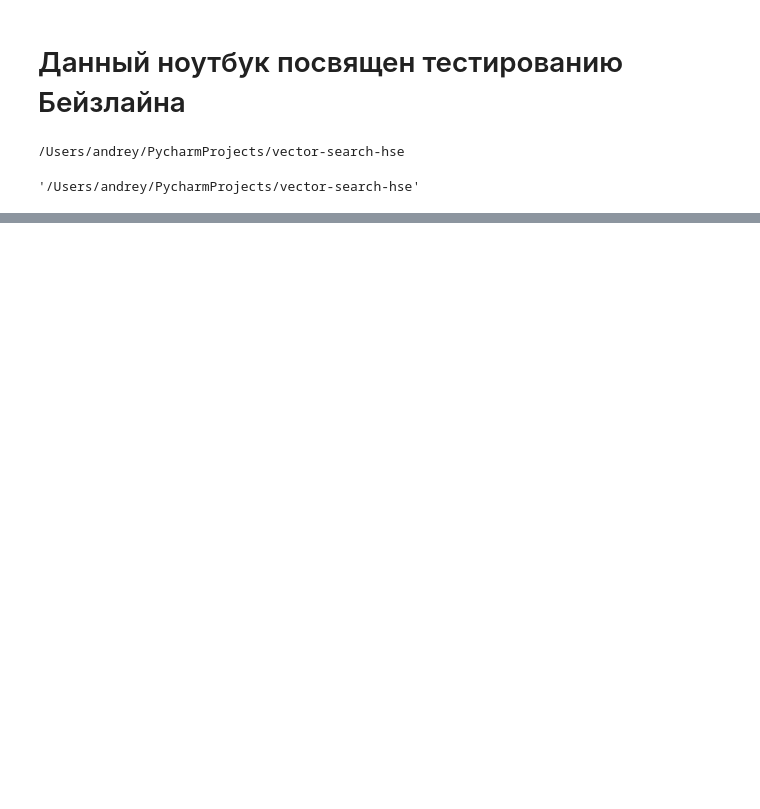
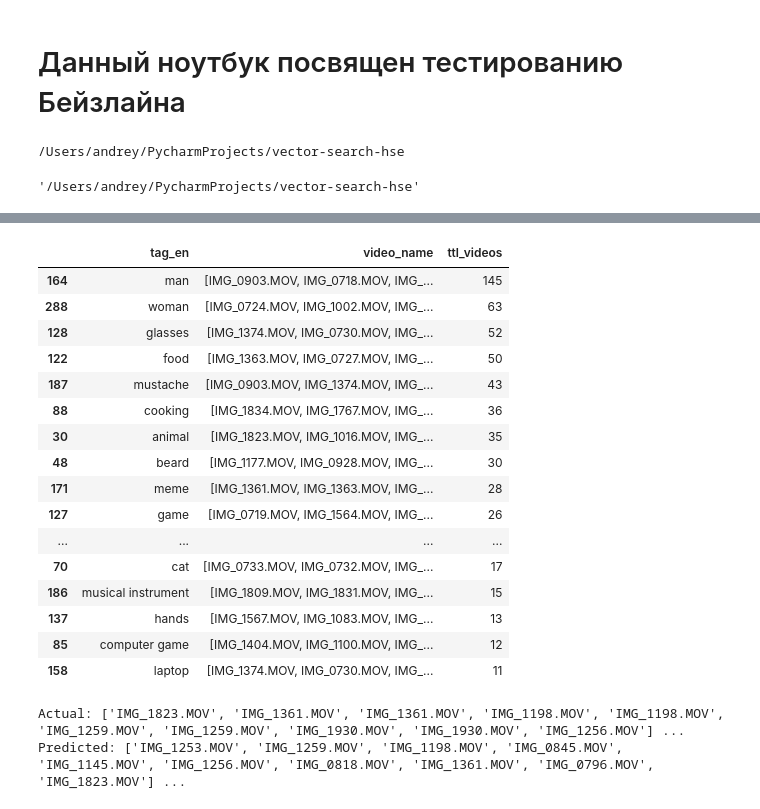
Before and after one commit to Tricar5/vector-search-hse, a Jupyter notebook: baseline/001.baseline.ipynb, the cells around one changed output, grey strips where cells are left out. Drawn from its saved outputs; the diff is of its cells as text; code cells hidden in the pictures; blank space fills up the shorter version.

```diff
--- a/baseline/001.baseline.ipynb
+++ b/baseline/001.baseline.ipynb
@@ -178,4 +197,0 @@ engine = LocalSearchEngine(index, meta, thumbnails_meta, device='cpu')
-# %%
-x = engine.encode_text('beard')
-
-video_desc, videos = engine.query_videos_by_tensor(x, 0.2, 0.8, 0.2)
@@ -201,0 +200,5 @@ videos
+# %%
+import pandas as pd
+
+tags_df = pd.read_parquet('data/tags.parquet')
+tags_df.head()
@@ -201,0 +212,26 @@ videos
+# %%
+video_base = set(tags_df['video_name'].values)
+
+test_queries = tags_df.groupby('tag_en')['video_name'].agg(list).reset_index()
+test_queries['ttl_videos'] = test_queries['video_name'].apply(lambda x: len(x))
+
+test_queries = test_queries[test_queries['ttl_videos'] > 10]
+test_queries.sort_values(by='ttl_videos', ascending=False)
+# %% [output]
+|  | tag_en | video_name | ttl_videos |
+| 164 | man | [IMG_0903.MOV, IMG_0718.MOV, IMG_... | 145 |
+| 288 | woman | [IMG_0724.MOV, IMG_1002.MOV, IMG_... | 63 |
+| 128 | glasses | [IMG_1374.MOV, IMG_0730.MOV, IMG_... | 52 |
+| 122 | food | [IMG_1363.MOV, IMG_0727.MOV, IMG_... | 50 |
+| 187 | mustache | [IMG_0903.MOV, IMG_1374.MOV, IMG_... | 43 |
+| 88 | cooking | [IMG_1834.MOV, IMG_1767.MOV, IMG_... | 36 |
+| 30 | animal | [IMG_1823.MOV, IMG_1016.MOV, IMG_... | 35 |
+| 48 | beard | [IMG_1177.MOV, IMG_0928.MOV, IMG_... | 30 |
+| 171 | meme | [IMG_1361.MOV, IMG_1363.MOV, IMG_... | 28 |
+| 127 | game | [IMG_0719.MOV, IMG_1564.MOV, IMG_... | 26 |
+| ... | ... | ... | ... |
+| 70 | cat | [IMG_0733.MOV, IMG_0732.MOV, IMG_... | 17 |
+| 186 | musical instrument | [IMG_1809.MOV, IMG_1831.MOV, IMG_... | 15 |
+| 137 | hands | [IMG_1567.MOV, IMG_1083.MOV, IMG_... | 13 |
+| 85 | computer game | [IMG_1404.MOV, IMG_1100.MOV, IMG_... | 12 |
+| 158 | laptop | [IMG_1374.MOV, IMG_0730.MOV, IMG_... | 11 |
@@ -201,0 +266,7 @@ videos
+# %%
+QUERY = 'horse'
+print(f'Actual:', tests_per_query[QUERY]['relevant'][:10], '...')
+print(f'Predicted:', tests_per_query[QUERY]['predicted'][:10], '...')
+# %% [output]
+Actual: ['IMG_1823.MOV', 'IMG_1361.MOV', 'IMG_1361.MOV', 'IMG_1198.MOV', 'IMG_1198.MOV', 'IMG_1259.MOV', 'IMG_1259.MOV', 'IMG_1930.MOV', 'IMG_1930.MOV', 'IMG_1256.MOV'] ...
+Predicted: ['IMG_1253.MOV', 'IMG_1259.MOV', 'IMG_1198.MOV', 'IMG_0845.MOV', 'IMG_1145.MOV', 'IMG_1256.MOV', 'IMG_0818.MOV', 'IMG_1361.MOV', 'IMG_0796.MOV', 'IMG_1823.MOV'] ...
```
Also changed, not shown: parts of 17 cells of this notebook, 4 other files.
